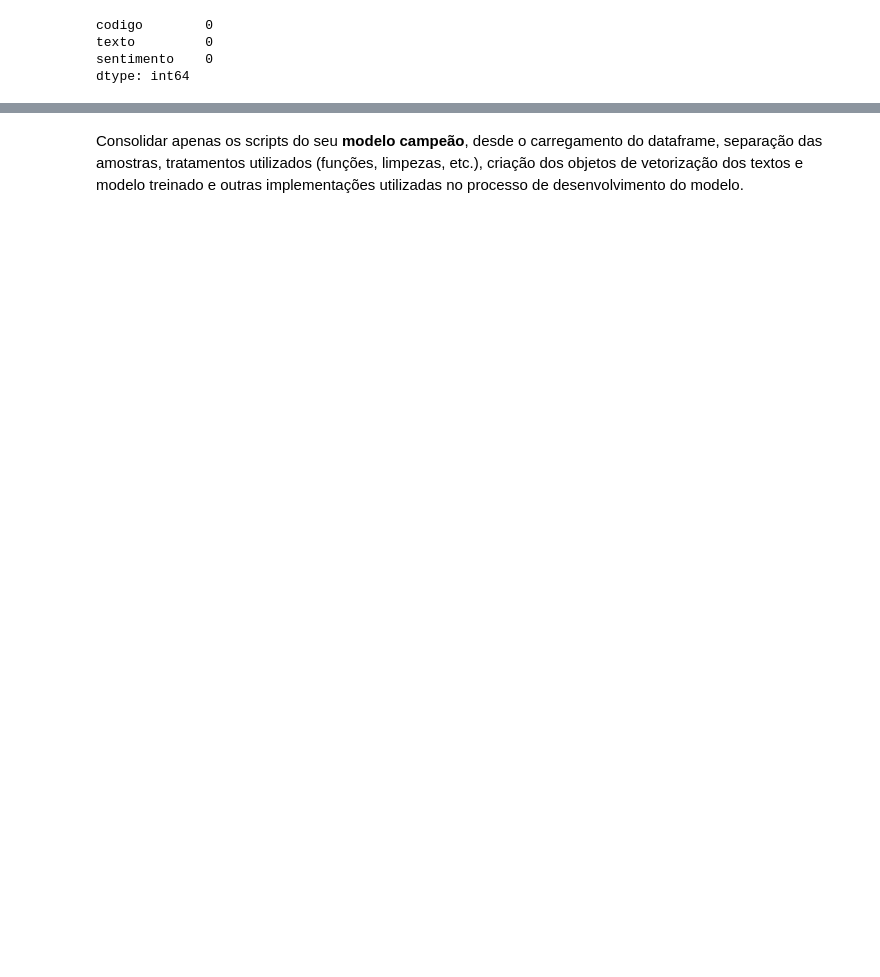
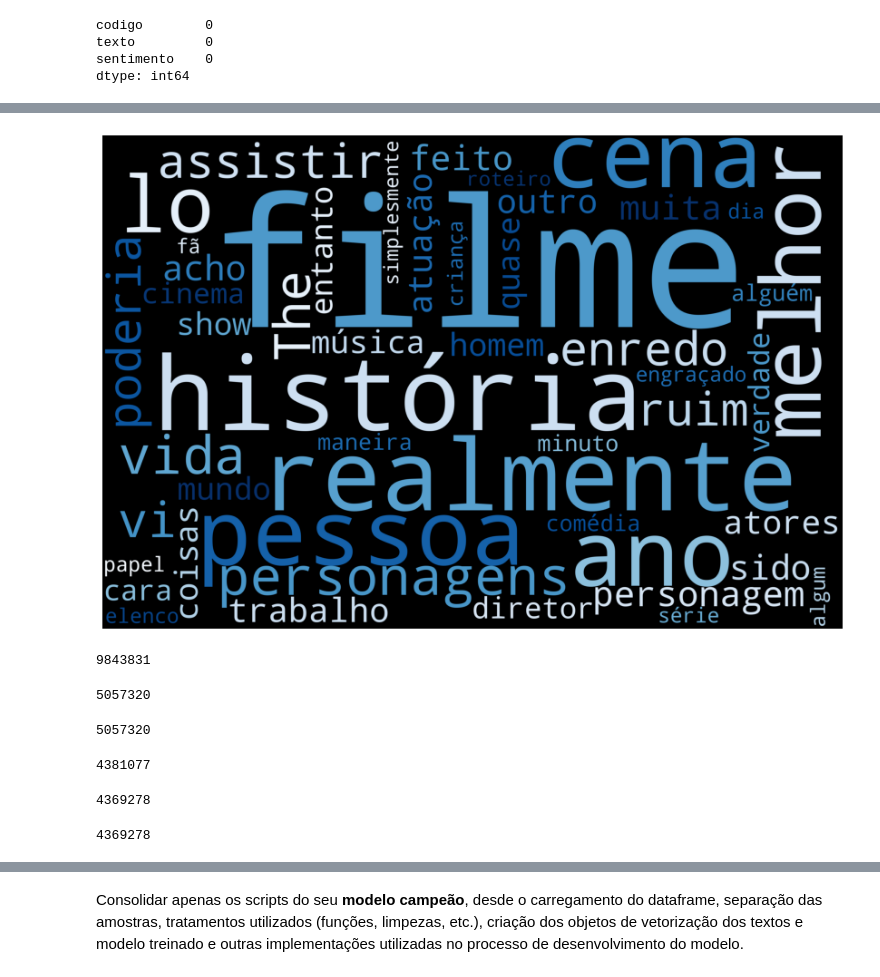
Before and after one commit to hgf777-br/trabalho-final---PLN, a Jupyter notebook: TrabalhoFinal_NLP.ipynb, the cells around one changed output, grey strips where cells are left out. Cells and saved outputs as stored; diff of their text form; code cells hidden in the pictures; blank space fills up the shorter version.

```diff
--- a/TrabalhoFinal_NLP.ipynb
+++ b/TrabalhoFinal_NLP.ipynb
@@ -34,0 +47,5 @@ import plotly.express as px
+# %%
+sb.set_theme(context='notebook', style='whitegrid')
+
+nlp = spacy.load('pt_core_news_sm')
+rslp = RSLPStemmer()
@@ -58,0 +196,5 @@ dtype: int64
+# %%
+stopwords_nltk = nltk.corpus.stopwords.words('portuguese')
+stopwords_spacy = nlp.Defaults.stop_words
+stops = list(set(stopwords_spacy).union(stopwords_nltk))
+print(sorted(stopwords))
@@ -58,0 +218,49 @@ dtype: int64
+# %%
+# criando um texto completo com todas as críticas
+texto_completo = " ".join([texto for texto in df.texto])
+# %%
+# criando uma wordcloud de todas as palavra sem as stopwords
+wordcloud = wd.WordCloud(width = 3000, height = 2000, max_words=50, random_state=42, background_color='black', colormap='Blues', collocations=False, stopwords = stops).generate(texto_completo)
+
+plt.figure(figsize=(20, 10))
+plt.imshow(wordcloud)
+plt.axis("off");
+plt.show()
+# %% [output]
+[figure, added]
+# %%
+palavras = texto_completo.split()
+len(palavras)
+# %% [output]
+9843831
+# %%
+# retirando as stopwords das palavras
+palavras = [p.lower() for p in palavras if p not in stops]
+len(palavras)
+# %% [output]
+5057320
+# %%
+# retirando pontuações das palavras
+regex = r"[`,.?:;!&\"]"
+palavras = [re.sub(regex, "", p) for p in palavras]
+len(palavras)
+# %% [output]
+5057320
+# %%
+#retirando palavras menores que 3 caracteres
+palavras = [p for p in palavras if len(p) >= 3]
+len(palavras)
+# %% [output]
+4381077
+# %%
+# retirando os números das palavras
+palavras = [p for p in palavras if not p.isnumeric()]
+len(palavras)
+# %% [output]
+4369278
+# %%
+#convertendo as palavras para o singular
+palavras = [plural_singular(p) for p in palavras]
+len(palavras)
+# %% [output]
+4369278
```
Also changed, not shown: parts of 42 cells of this notebook, 1 other file.
